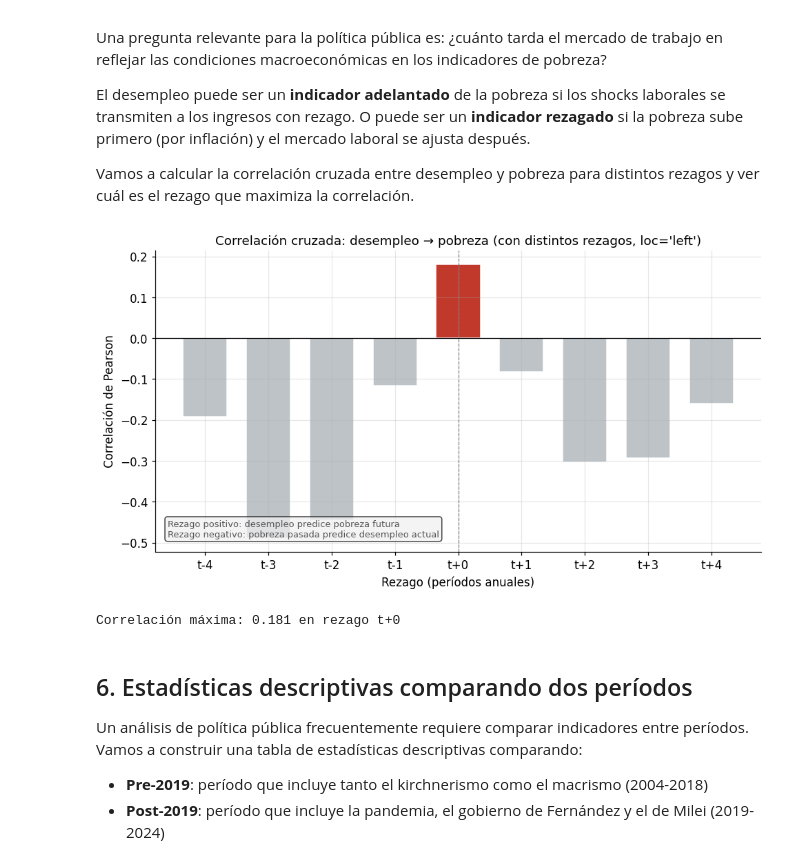
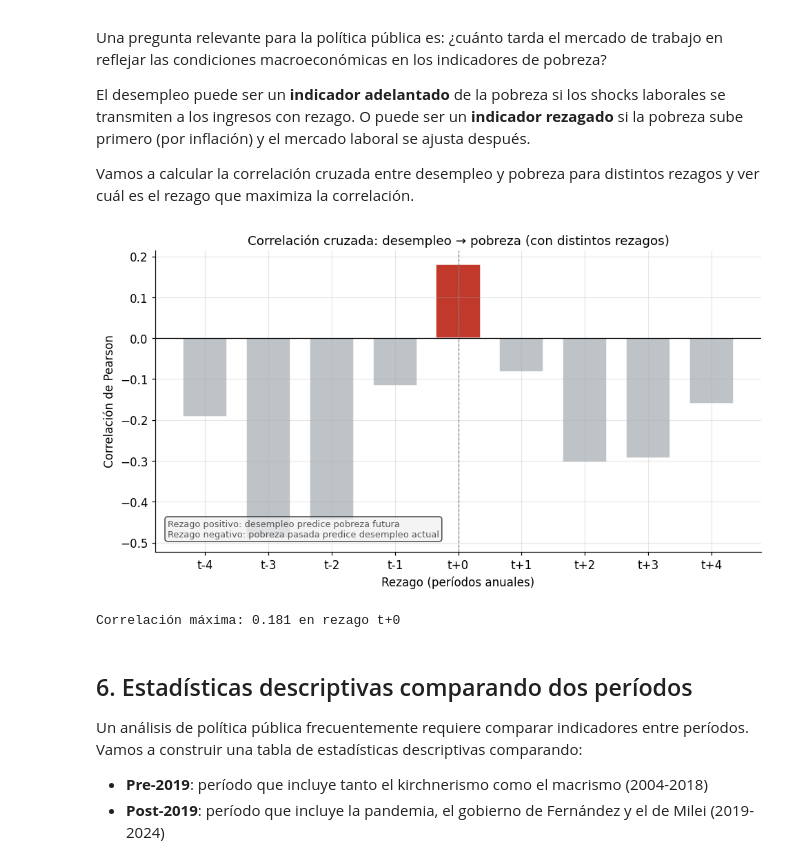
Before and after one commit to dbrisaro/Python-y-Politicas-Publicas---Risaro, a Jupyter notebook: M02_C02_Mercado_Laboral_Pobreza.ipynb, the cells around one changed output. Cells and saved outputs as stored; diff of their text form; code cells hidden in the pictures.

```diff
--- a/M02_C02_Mercado_Laboral_Pobreza.ipynb
+++ b/M02_C02_Mercado_Laboral_Pobreza.ipynb
@@ -412,35 +412,35 @@ for lag in lags:
     else:
         corr_val = np.nan
     correlaciones.append(corr_val)
 
 lag_optimo = list(lags)[np.nanargmax(correlaciones)]
 
 fig, ax = plt.subplots(figsize=(9, 5))
 colores_bar = ["#c0392b" if c == max([c for c in correlaciones if not np.isnan(c)])
                else "#bdc3c7" for c in correlaciones]
 ax.bar(lags, correlaciones, color=colores_bar, width=0.7, edgecolor="white")
 ax.axhline(0, color="black", linewidth=0.8)
 ax.axvline(0, color="gray", linewidth=0.8, linestyle="--")
 ax.set_xlabel("Rezago (períodos anuales)", fontsize=11)
 ax.set_ylabel("Correlación de Pearson", fontsize=11)
-ax.set_title("Correlación cruzada: desempleo → pobreza (con distintos rezagos, loc='left')",
+ax.set_title("Correlación cruzada: desempleo → pobreza (con distintos rezagos)",
              fontsize=12)
 ax.set_xticks(list(lags))
 ax.set_xticklabels([f"t{'+' if l >= 0 else ''}{l}" for l in lags])
 # Nota interpretativa
 ax.text(0.02, 0.05,
         "Rezago positivo: desempleo predice pobreza futura\n"
         "Rezago negativo: pobreza pasada predice desempleo actual",
         transform=ax.transAxes, fontsize=8.5, color="#555555",
         bbox=dict(boxstyle="round", facecolor="#f0f0f0", alpha=0.7))
 
 plt.tight_layout()
 plt.savefig("lag_correlacion.png", bbox_inches="tight", dpi=150)
 plt.show()
 
 print(f"Correlación máxima: {max(correlaciones):.3f} en rezago t{'+' if lag_optimo >= 0 else ''}{lag_optimo}")
 # %% [output]
-[figure, old version]
+[figure, new version]
 Correlación máxima: 0.181 en rezago t+0
 # %% [markdown]
 ## 6. Estadísticas descriptivas comparando dos períodos
```
Also changed, not shown: parts of 2 cells of this notebook, 15 other files.
